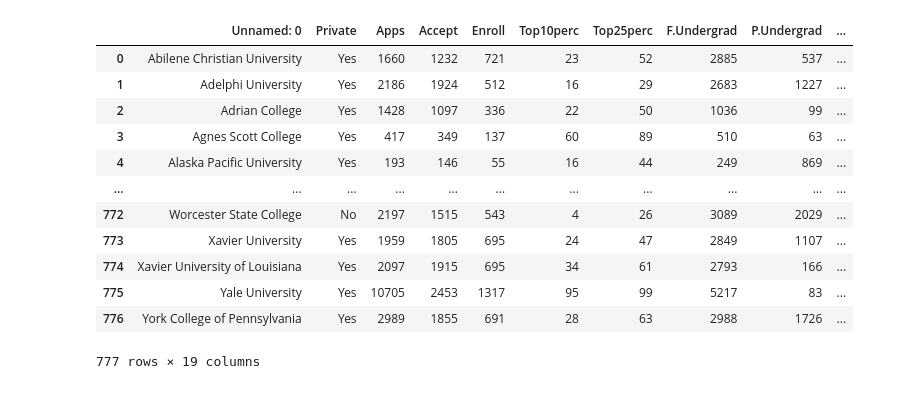
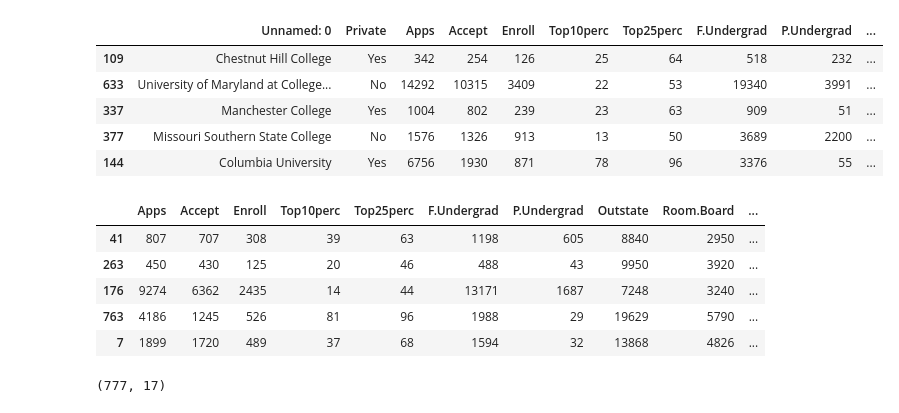
Before and after one commit to wssantiago/k-means-clustering, a Jupyter notebook: src/k-means.ipynb, the cells around one changed output. Drawn from its saved outputs; the diff is of its cells as text; code cells hidden in the pictures.

```diff
--- a/src/k-means.ipynb
+++ b/src/k-means.ipynb
@@ -6,18 +10,11 @@ import numpy as np
 # %%
 base = pd.read_csv("../dataset/College.csv")
-# %%
-base
-# %% [output]
-|  | Unnamed: 0 | Private | Apps | Accept | Enroll | Top10perc | Top25perc | F.Undergrad | P.Undergrad | ... |
-| 0 | Abilene Christian University | Yes | 1660 | 1232 | 721 | 23 | 52 | 2885 | 537 | ... |
-| 1 | Adelphi University | Yes | 2186 | 1924 | 512 | 16 | 29 | 2683 | 1227 | ... |
-| 2 | Adrian College | Yes | 1428 | 1097 | 336 | 22 | 50 | 1036 | 99 | ... |
-| 3 | Agnes Scott College | Yes | 417 | 349 | 137 | 60 | 89 | 510 | 63 | ... |
-| 4 | Alaska Pacific University | Yes | 193 | 146 | 55 | 16 | 44 | 249 | 869 | ... |
-| ... | ... | ... | ... | ... | ... | ... | ... | ... | ... | ... |
-| 772 | Worcester State College | No | 2197 | 1515 | 543 | 4 | 26 | 3089 | 2029 | ... |
-| 773 | Xavier University | Yes | 1959 | 1805 | 695 | 24 | 47 | 2849 | 1107 | ... |
-| 774 | Xavier University of Louisiana | Yes | 2097 | 1915 | 695 | 34 | 61 | 2793 | 166 | ... |
-| 775 | Yale University | Yes | 10705 | 2453 | 1317 | 95 | 99 | 5217 | 83 | ... |
-| 776 | York College of Pennsylvania | Yes | 2989 | 1855 | 691 | 28 | 63 | 2988 | 1726 | ... |
-777 rows × 19 columns
+# %%
+base.sample(5)
+# %% [output]
+|  | Unnamed: 0 | Private | Apps | Accept | Enroll | Top10perc | Top25perc | F.Undergrad | P.Undergrad | ... |
+| 109 | Chestnut Hill College | Yes | 342 | 254 | 126 | 25 | 64 | 518 | 232 | ... |
+| 633 | University of Maryland at College... | No | 14292 | 10315 | 3409 | 22 | 53 | 19340 | 3991 | ... |
+| 337 | Manchester College | Yes | 1004 | 802 | 239 | 23 | 63 | 909 | 51 | ... |
+| 377 | Missouri Southern State College | No | 1576 | 1326 | 913 | 13 | 50 | 3689 | 2200 | ... |
+| 144 | Columbia University | Yes | 6756 | 1930 | 871 | 78 | 96 | 3376 | 55 | ... |
@@ -23,0 +30,9 @@ base
+# %%
+X_.sample(5)
+# %% [output]
+|  | Apps | Accept | Enroll | Top10perc | Top25perc | F.Undergrad | P.Undergrad | Outstate | Room.Board | ... |
+| 41 | 807 | 707 | 308 | 39 | 63 | 1198 | 605 | 8840 | 2950 | ... |
+| 263 | 450 | 430 | 125 | 20 | 46 | 488 | 43 | 9950 | 3920 | ... |
+| 176 | 9274 | 6362 | 2435 | 14 | 44 | 13171 | 1687 | 7248 | 3240 | ... |
+| 763 | 4186 | 1245 | 526 | 81 | 96 | 1988 | 29 | 19629 | 5790 | ... |
+| 7 | 1899 | 1720 | 489 | 37 | 68 | 1594 | 32 | 13868 | 4826 | ... |
@@ -23,0 +41,4 @@ base
+# %%
+X_.shape
+# %% [output]
+(777, 17)
```
Also changed, not shown: parts of 15 cells of this notebook.
